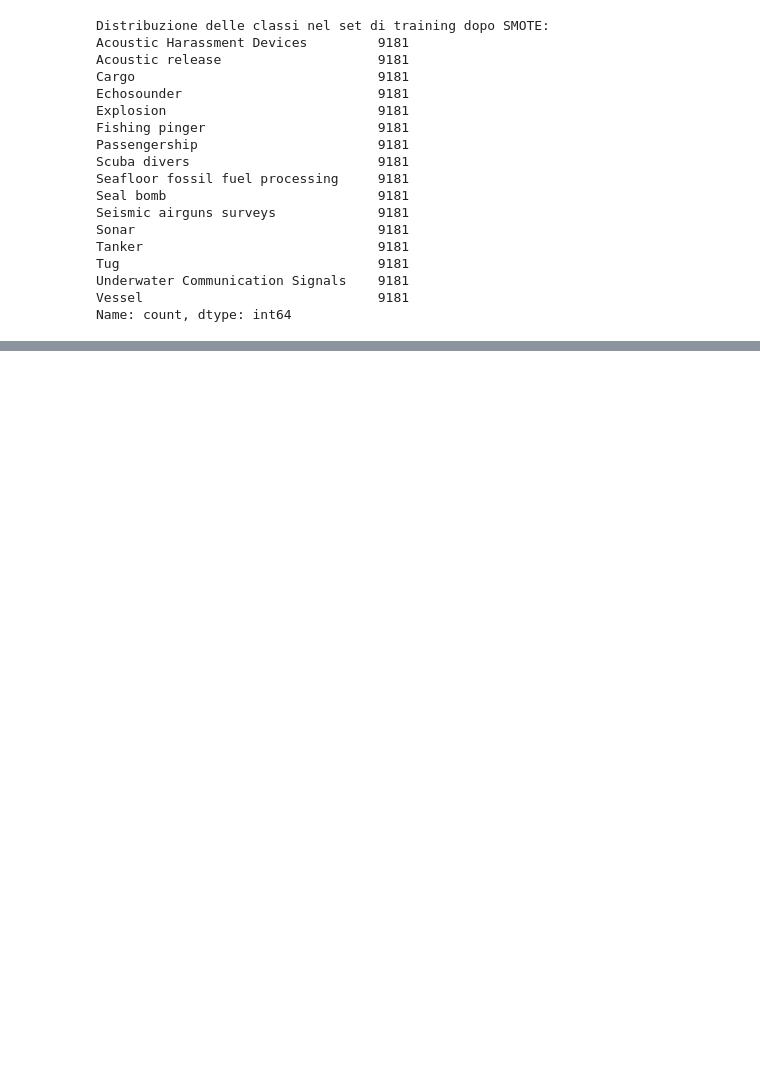
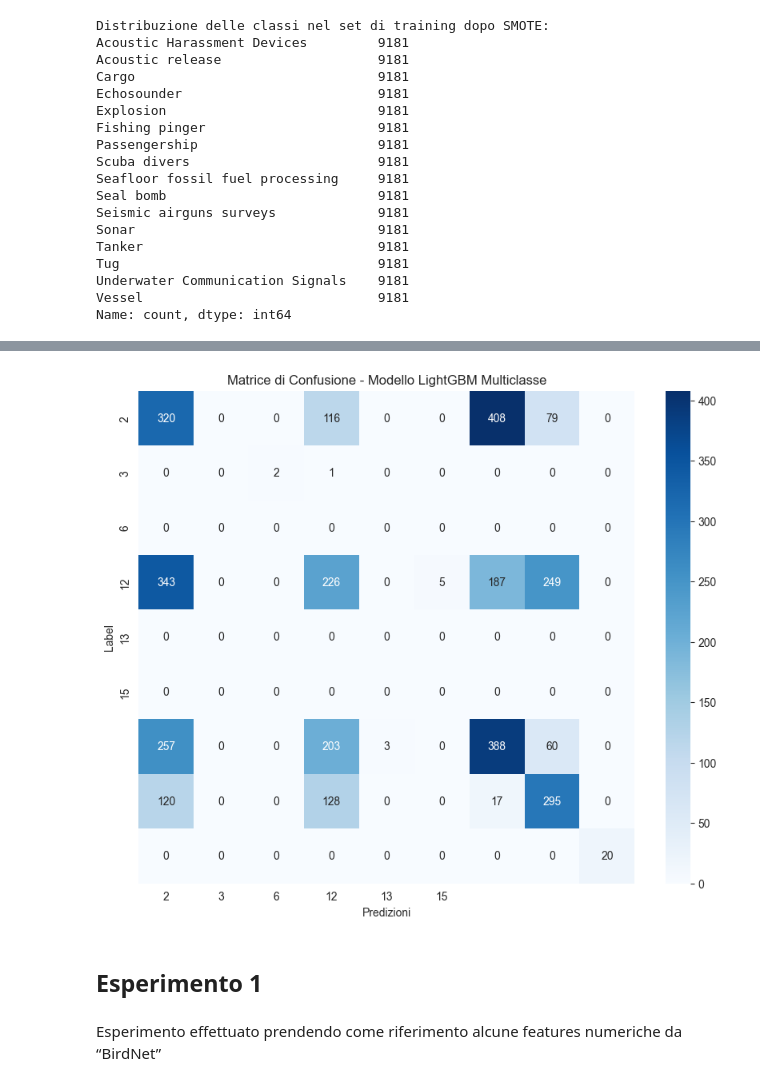
Before and after one commit to TherealBarnar/Underwater-Sounds-Classification-1, a Jupyter notebook: oversampling_multiclass.ipynb, the cells around one changed output, grey strips where cells are left out. Drawn from its saved outputs; the diff is of its cells as text; code cells hidden in the pictures; blank space fills up the shorter version.

```diff
--- a/oversampling_multiclass.ipynb
+++ b/oversampling_multiclass.ipynb
@@ -169,0 +257,2 @@ Fitting 2 folds for each of 24 candidates, totalling 48 fits
+# %%
+lightgbm_model = oversampling_multiclass.train_lightgbm(X_train_resampled, y_train_resampled, X_val_imputed, y_val_encoded)
@@ -169,0 +278,28 @@ Fitting 2 folds for each of 24 candidates, totalling 48 fits
+# %%
+# 1. Effettua le predizioni sul set di convalida (potrebbero essere probabilità per ciascuna classe)
+y_pred_proba_multiclass_lightgbm = lightgbm_model.predict(X_val_imputed)
+
+# 2. Se LightGBM restituisce probabilità, ottieni le etichette predette con argmax
+y_pred_multiclass_lightgbm = np.argmax(y_pred_proba_multiclass_lightgbm, axis=1)
+
+# 3. Calcola la matrice di confusione
+cm_multiclass_lightgbm = confusion_matrix(y_val_encoded, y_pred_multiclass_lightgbm)
+
+# 4. Ottieni le etichette uniche
+class_labels = np.unique(y_val_encoded)
+
+# 5. Visualizza la matrice di confusione
+plt.figure(figsize=(10, 8))
+sns.heatmap(cm_multiclass_lightgbm, annot=True, fmt='d', cmap='Blues',
+            xticklabels=class_labels,
+            yticklabels=class_labels)
+plt.xlabel('Predizioni')
+plt.ylabel('Label')
+plt.title('Matrice di Confusione - Modello LightGBM Multiclasse')
+plt.show()
+# %% [output]
+[figure, added]
+# %% [markdown]
+## Esperimento 1
+# %% [markdown]
+Esperimento effettuato prendendo come riferimento alcune features numeriche da “BirdNet”
```
Also changed, not shown: parts of 26 cells of this notebook, 11 other files.
